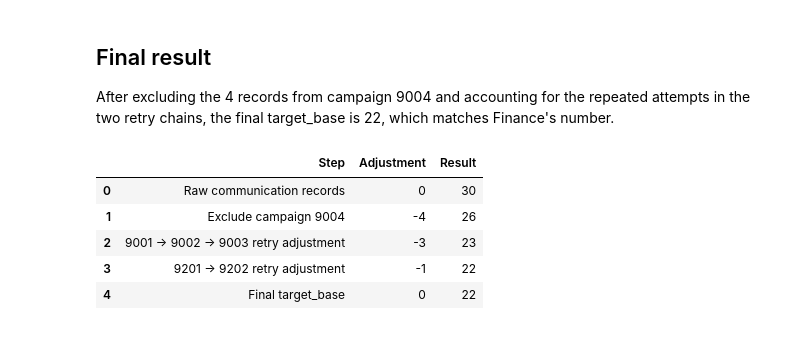
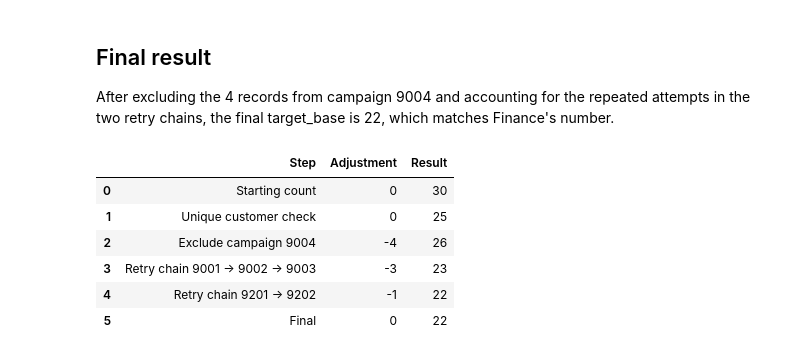
Before and after one commit to piyushkalra002/xeno_data_analysis_assignment, a Jupyter notebook: Analysis.ipynb, the cells around one changed output. Cells and saved outputs as stored; diff of their text form; code cells hidden in the pictures.

```diff
--- a/Analysis.ipynb
+++ b/Analysis.ipynb
@@ -364,33 +412,37 @@ After excluding the 4 records from campaign 9004 and accounting for the repeated
 # %%
 reconciliation = pd.DataFrame({
     "Step": [
-        "Raw communication records",
+        "Starting count",
+        "Unique customer check",
         "Exclude campaign 9004",
-        "9001 → 9002 → 9003 retry adjustment",
-        "9201 → 9202 retry adjustment",
-        "Final target_base"
+        "Retry chain 9001 → 9002 → 9003",
+        "Retry chain 9201 → 9202",
+        "Final"
     ],
     "Adjustment": [
+        0,
         0,
         -4,
         -3,
         -1,
         0
     ],
     "Result": [
         30,
+        25,
         26,
         23,
         22,
         22
     ]
 })
 
 reconciliation
 # %% [output]
 |  | Step | Adjustment | Result |
-| 0 | Raw communication records | 0 | 30 |
-| 1 | Exclude campaign 9004 | -4 | 26 |
-| 2 | 9001 → 9002 → 9003 retry adjustment | -3 | 23 |
-| 3 | 9201 → 9202 retry adjustment | -1 | 22 |
-| 4 | Final target_base | 0 | 22 |
+| 0 | Starting count | 0 | 30 |
+| 1 | Unique customer check | 0 | 25 |
+| 2 | Exclude campaign 9004 | -4 | 26 |
+| 3 | Retry chain 9001 → 9002 → 9003 | -3 | 23 |
+| 4 | Retry chain 9201 → 9202 | -1 | 22 |
+| 5 | Final | 0 | 22 |
```
Also changed, not shown: parts of 6 cells of this notebook, 1 other file.
